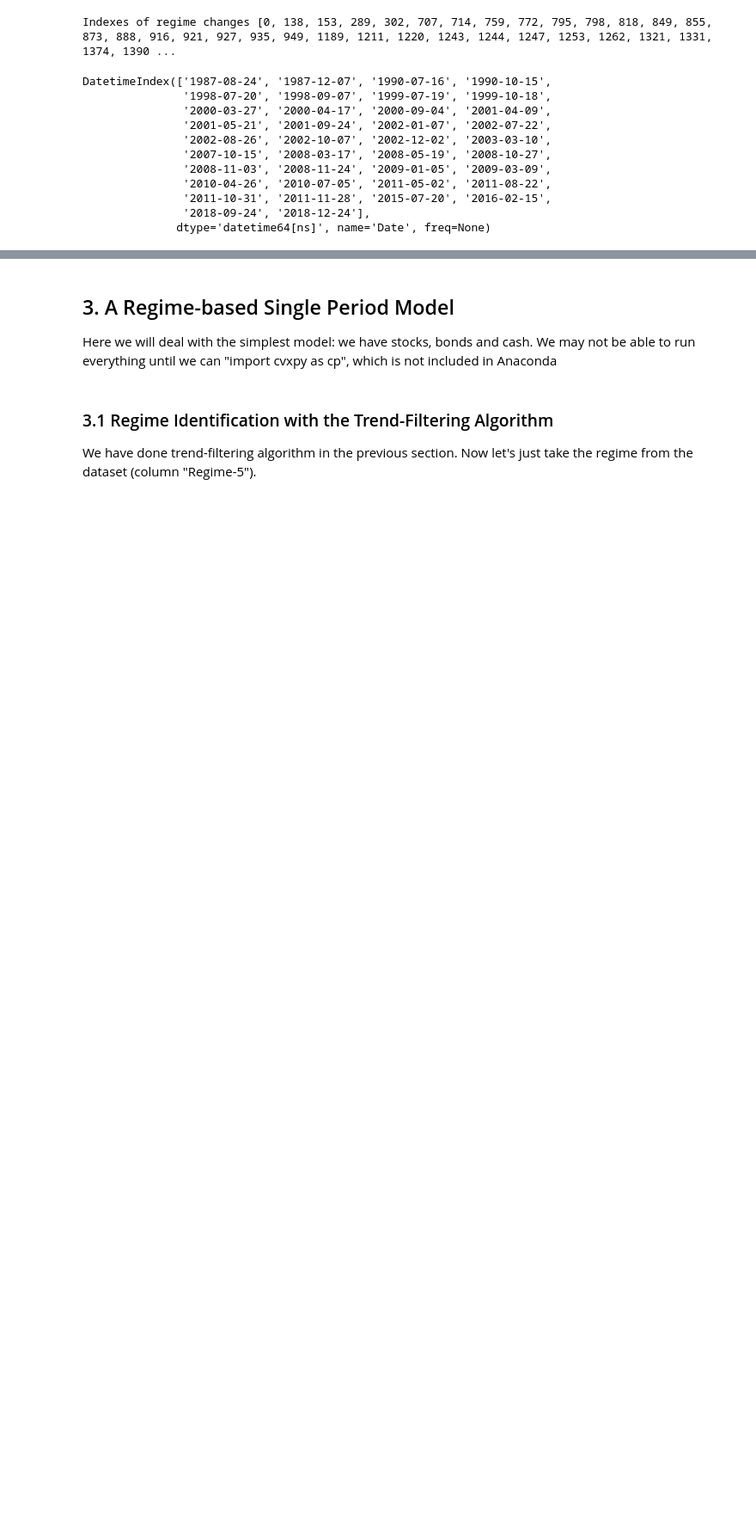
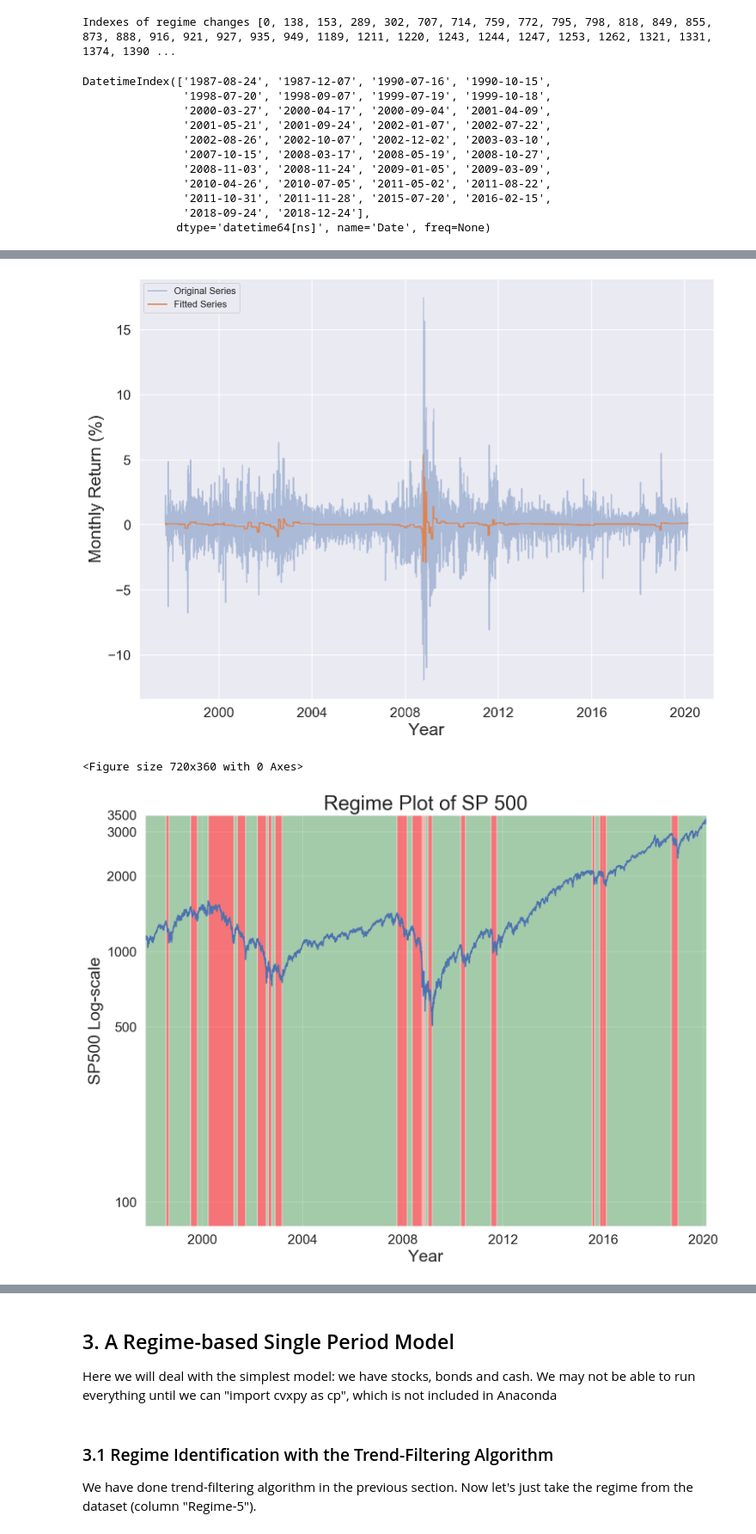
Before and after one commit to pjrowe/Economic-Regime-analysis-and-Factor-Models, a Jupyter notebook: Scenario_Simulations.ipynb, the cells around one changed output, grey strips where cells are left out. Shown at 86% size. Cells and saved outputs as stored; diff of their text form; code cells hidden in the pictures; blank space fills up the shorter version.

Commit message:
regime analysis with updated SP500 daily prices and for ES contract data

```diff
--- a/Scenario_Simulations.ipynb
+++ b/Scenario_Simulations.ipynb
@@ -121,3 +121,6 @@ SP500_data.tail()
 | 2019-12-01 | 3143.850098 | 3247.929932 | 3070.330078 | 3230.780029 | 3230.780029 | 7.205400e+10 | 2.858982 |
 | 2020-01-01 | 3244.669922 | 3337.770020 | 3214.639893 | 3225.520020 | 3225.520020 | 7.710442e+10 | -0.162809 |
 | 2020-02-01 | 3235.659912 | 3385.090088 | 3235.659912 | 3380.159912 | 3380.159912 | 3.750354e+10 | 4.794262 |
+# %%
+es_daily = pd.read_csv('es_daily_1997_2020_small.csv',index_col=0, header=0,parse_dates=[0])
+es_daily.head()
@@ -270,0 +284,11 @@ DatetimeIndex(['1987-08-24', '1987-12-07', '1990-07-16', '1990-10-15',
+# %%
+betas_es_daily = rg.filter_plot(es_daily, lambda_value=12, regime_num=1, TR_num=1)
+plt.figure(figsize=(10,5))
+rg.plot_regime_color(es_daily, lambda_value=12, regime_num=1, TR_num=0)
+betas_es_daily
+switches_daily=rg.regime_switch(betas_es_daily)
+print('Indexes of regime changes', switches_daily)
+# %% [output]
+[figure, added]
+<Figure size 720x360 with 0 Axes>
+[figure, added]
```
Also changed, not shown: parts of 6 cells of this notebook, 2 other files.
